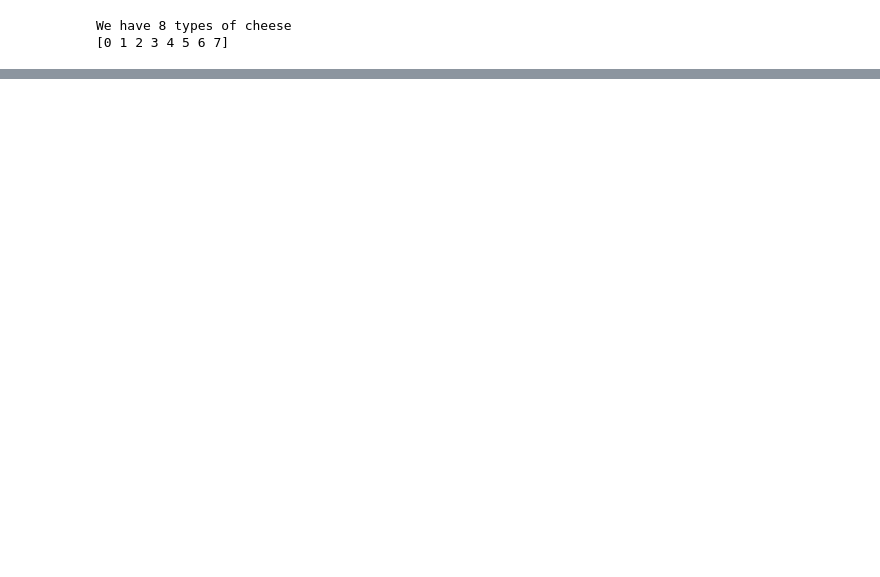
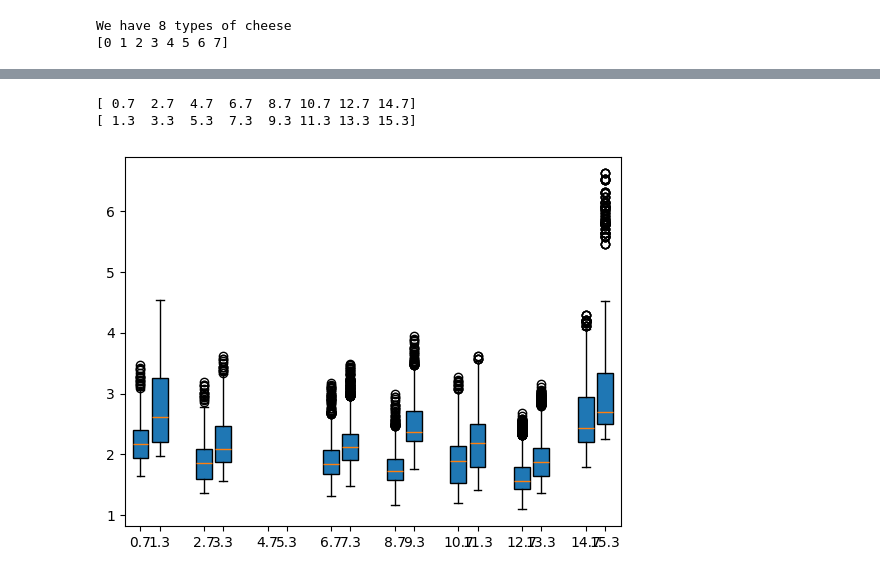
Before and after one commit to yalinli2/EnvEtools, a Jupyter notebook: course_modules/2_USDA_MyMarketNews_Python.ipynb, the cells around one changed output, grey strips where cells are left out. Saved outputs shown, nothing was run; the diff lists cells and outputs as text; code cells hidden in the pictures; blank space fills up the shorter version.

```diff
--- a/course_modules/2_USDA_MyMarketNews_Python.ipynb
+++ b/course_modules/2_USDA_MyMarketNews_Python.ipynb
@@ -543,0 +550,10 @@ fig
+# %%
+# Let's try box plot first
+# Sorting the price by cheese type to prepare the data
+# Using the min price as an example
+cheese_min_dct = {} # curly brackets indicate dictionary, a type of Python container that contains "key" and "value"
+cheese_max_dct = {}
+
+for cheese in cheese_types:
+    cheese_min_dct[cheese] = df_all[df_all.group==cheese].price_min
+    cheese_max_dct[cheese] = df_all[df_all.group==cheese].price_max
@@ -543,0 +627,30 @@ fig
+# %%
+# Now we can make the plots
+# Since we have two sets of boxes (min and max prices), we need to set the positions of their x values.
+pos = np.arange(len(cheese_types))*2 + 1
+pos1 = pos - 0.3
+pos2 = pos + 0.3
+print(pos1)
+print(pos2)
+# %% [output]
+[ 0.7  2.7  4.7  6.7  8.7 10.7 12.7 14.7]
+[ 1.3  3.3  5.3  7.3  9.3 11.3 13.3 15.3]
+# %%
+# Make plots
+bpfig1, bpax1 = plt.subplots()
+bplotmin1 = bpax1.boxplot(
+    cheese_min_dct.values(),
+    positions=pos1,
+    widths=0.5,
+    patch_artist=True,
+    label='min price',
+)
+bplotmax1 = bpax1.boxplot(
+    cheese_max_dct.values(),
+    positions=pos2,
+    widths=0.5,
+    patch_artist=True,
+    label='max price',
+)
+# %% [output]
+[figure, added]
```
Also changed, not shown: parts of 23 cells of this notebook.
